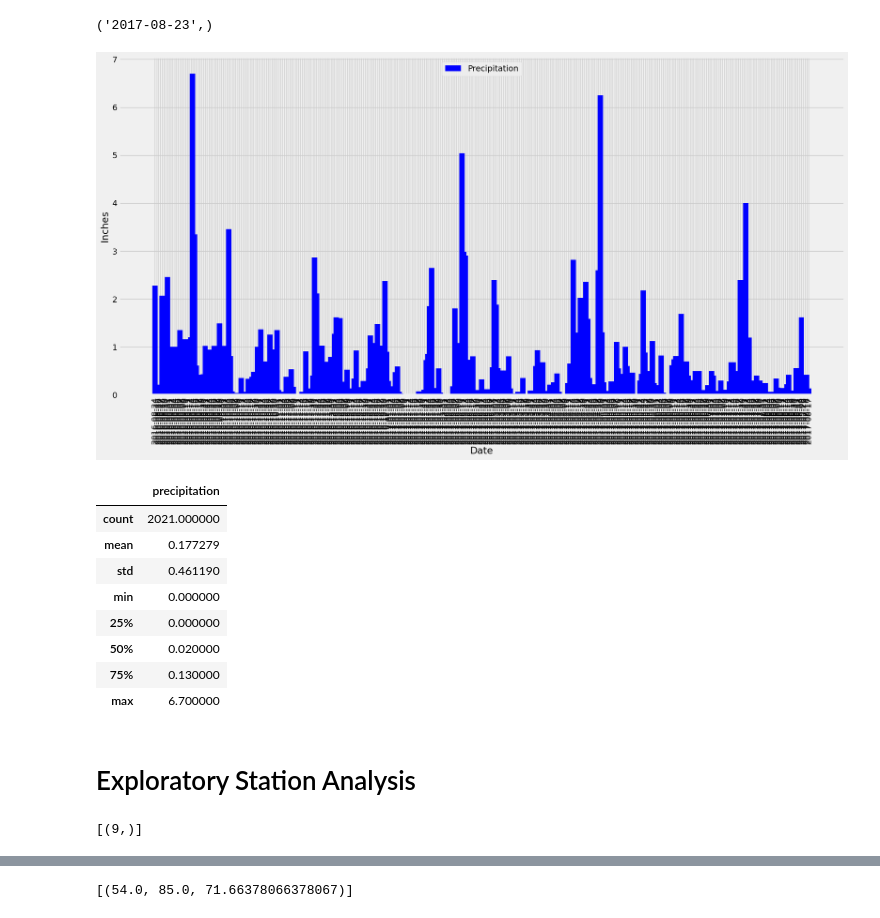
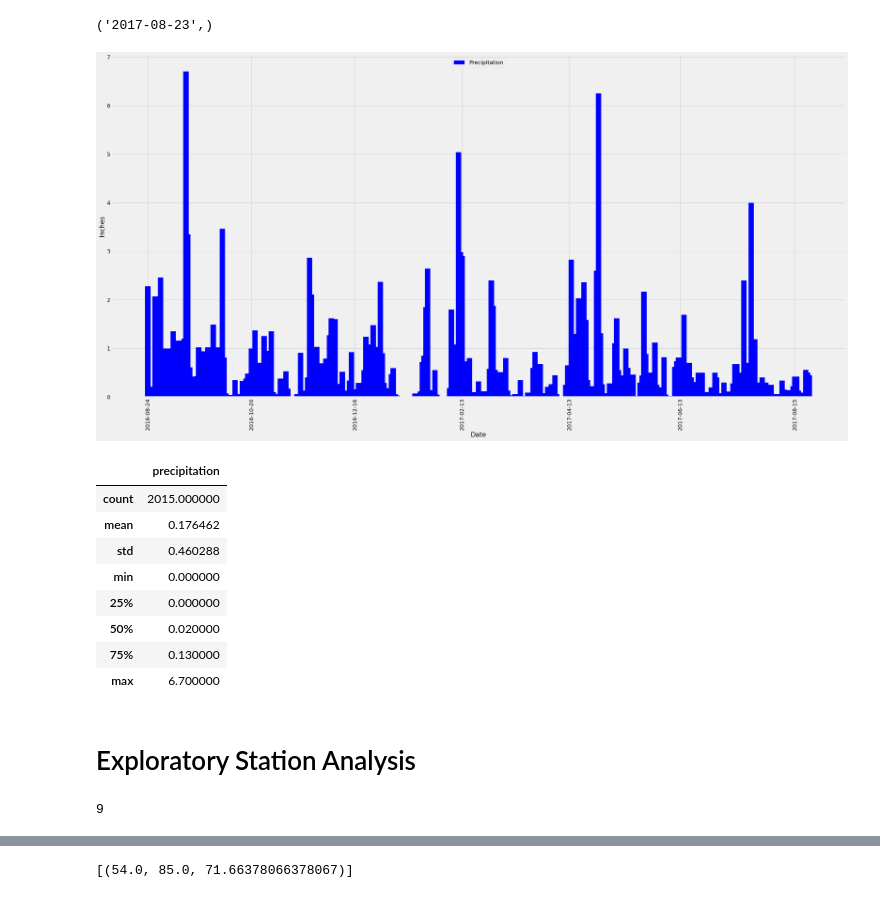
Before and after one commit to AEKoller/sqlalchemy_challenge, a Jupyter notebook: climate_starter.ipynb, the cells around one changed output, grey strips where cells are left out. Cells and saved outputs as stored; diff of their text form; code cells hidden in the pictures.

```diff
--- a/climate_starter.ipynb
+++ b/climate_starter.ipynb
@@ -47,42 +47,48 @@ query
 # %%
 # Design a query to retrieve the last 12 months of precipitation data and plot the results.
 # Starting from the most recent data point in the database.
 most_recent_date = session.query(Measurement.date).order_by(Measurement.date.desc()).first()
 most_recent_date = dt.datetime.strptime(most_recent_date[0], '%Y-%m-%d')
 #most_recent_date
 
 # Calculate the date one year from the last date in data set.
 one_year_ago = most_recent_date - dt.timedelta(days=365)
 #one_year_ago
 
 # Perform a query to retrieve the data and precipitation scores
 query = session.query(Measurement.date, Measurement.prcp).filter(Measurement.date >= one_year_ago).all()
 #query
 
 # Save the query results as a Pandas DataFrame. Explicitly set the column names
 prcp_12mo=pd.DataFrame(query, columns=['date', 'precipitation'])
+#prcp_12mo.head(50)
 
 # Sort the dataframe by date
-prcp_12mo.sort_values(by=['date'])
+prcp_12mo.sort_values(by=['date'], ascending = True, inplace=True)
+dates = np.array(prcp_12mo['date'])
 #prcp_12mo.head()
 # Use Pandas Plotting with Matplotlib to plot the data
-plt.figure(figsize=(20,10))
+plt.figure(figsize=(30,15))
 plt.bar(prcp_12mo['date'], prcp_12mo['precipitation'], width=3, color='b', align="center")
 plt.grid(True, which='both', axis='both', )
 plt.xlabel("Date")
 plt.ylabel("Inches")
 plt.legend(["Precipitation"], loc="upper center")
-plt.xticks(rotation=90)
+#I really hated the way the xticks looked, and I was having trouble finding a way to reduce the number of ticks so I asked
+#ChatGPT for help and found this method of array slicing 'dates[::365]' to reduce the number of ticks. I'm not sure how
+#it works exactly.
+plt.xticks(dates[::365], rotation=90)
 plt.show()
 # %% [output]
-[figure, old version]
+[figure, new version]
 # %%
 # Use Pandas to calculate the summary statistics for the precipitation data
+prcp_12mo.describe()
 # %% [output]
 |  | precipitation |
-| count | 2021.000000 |
-| mean | 0.177279 |
-| std | 0.461190 |
+| count | 2015.000000 |
+| mean | 0.176462 |
+| std | 0.460288 |
 | min | 0.000000 |
 | 25% | 0.000000 |
 | 50% | 0.020000 |
@@ -92,8 +98,10 @@ plt.show()
 # Exploratory Station Analysis
 # %%
 # Design a query to calculate the total number of stations in the dataset
+query = session.query(Station.station).count()
+query
 # %% [output]
-[(9,)]
+9
 # %%
 # Design a query to find the most active stations (i.e. which stations have the most rows?)
 # List the stations and their counts in descending order.
```
Also changed, not shown: parts of 4 cells of this notebook.
